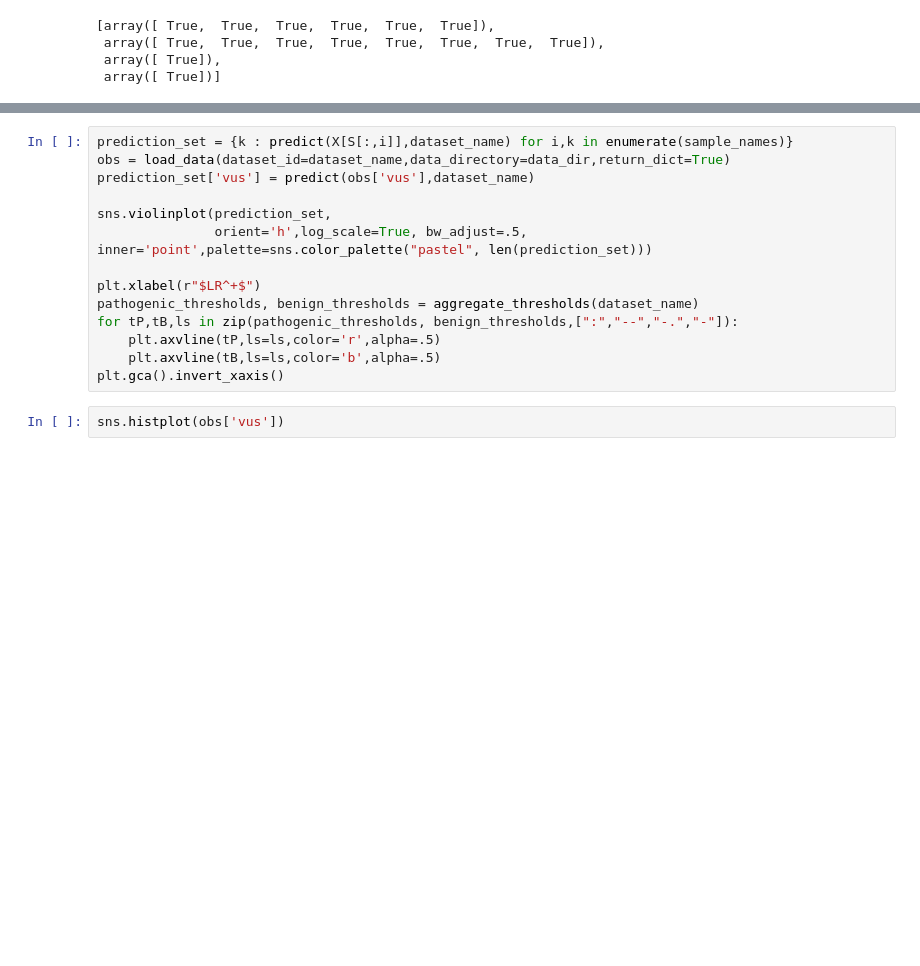
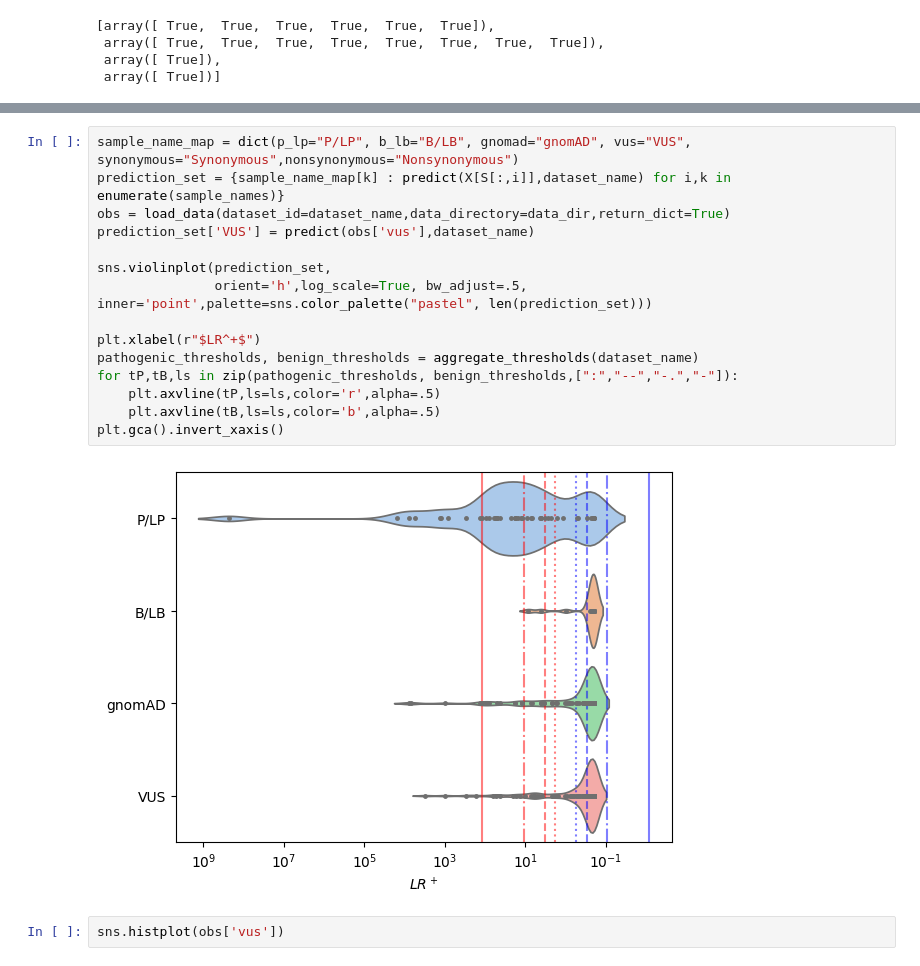
Before and after one commit to Dzeiberg/mave_calibration, a Jupyter notebook: 16_Aggregate_Results.ipynb, the cells around one changed output, grey strips where cells are left out. Saved outputs shown, nothing was run; the diff lists cells and outputs as text; blank space fills up the shorter version.

```diff
--- a/16_Aggregate_Results.ipynb
+++ b/16_Aggregate_Results.ipynb
@@ -194,17 +236,20 @@ for i in range(N_Samples):
 # %%
-prediction_set = {k : predict(X[S[:,i]],dataset_name) for i,k in enumerate(sample_names)}
+sample_name_map = dict(p_lp="P/LP", b_lb="B/LB", gnomad="gnomAD", vus="VUS", synonymous="Synonymous",nonsynonymous="Nonsynonymous")
+prediction_set = {sample_name_map[k] : predict(X[S[:,i]],dataset_name) for i,k in enumerate(sample_names)}
 obs = load_data(dataset_id=dataset_name,data_directory=data_dir,return_dict=True)
-prediction_set['vus'] = predict(obs['vus'],dataset_name)
+prediction_set['VUS'] = predict(obs['vus'],dataset_name)
 
 sns.violinplot(prediction_set,
                orient='h',log_scale=True, bw_adjust=.5, inner='point',palette=sns.color_palette("pastel", len(prediction_set)))
 
 plt.xlabel(r"$LR^+$")
 pathogenic_thresholds, benign_thresholds = aggregate_thresholds(dataset_name)
 for tP,tB,ls in zip(pathogenic_thresholds, benign_thresholds,[":","--","-.","-"]):
     plt.axvline(tP,ls=ls,color='r',alpha=.5)
     plt.axvline(tB,ls=ls,color='b',alpha=.5)
 plt.gca().invert_xaxis()
+# %% [output]
+[figure, added]
 # %%
 sns.histplot(obs['vus'])
 # %%
```
Also changed, not shown: parts of 10 cells of this notebook, 4 other files.
